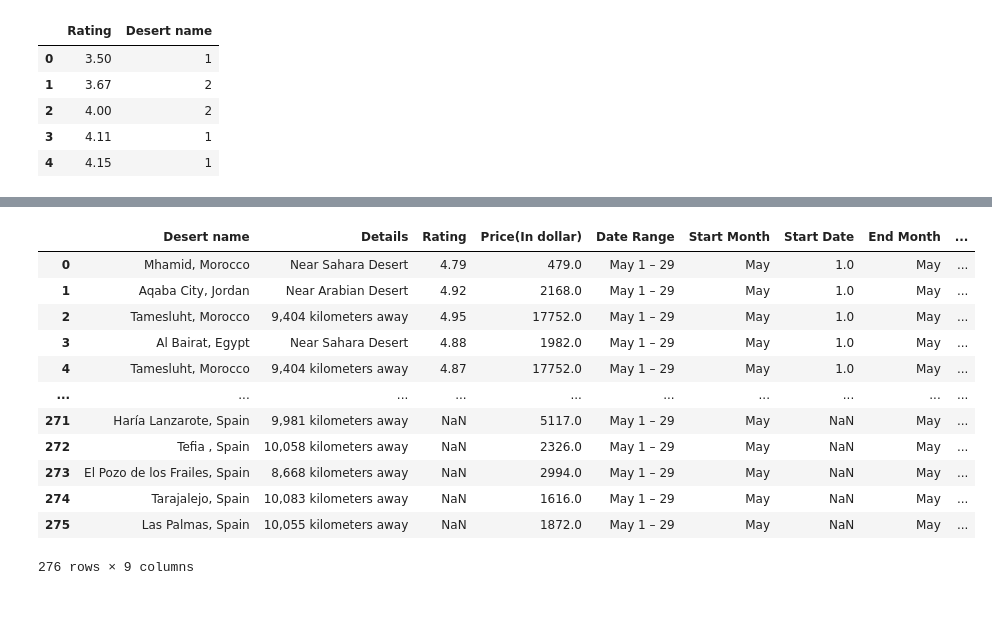
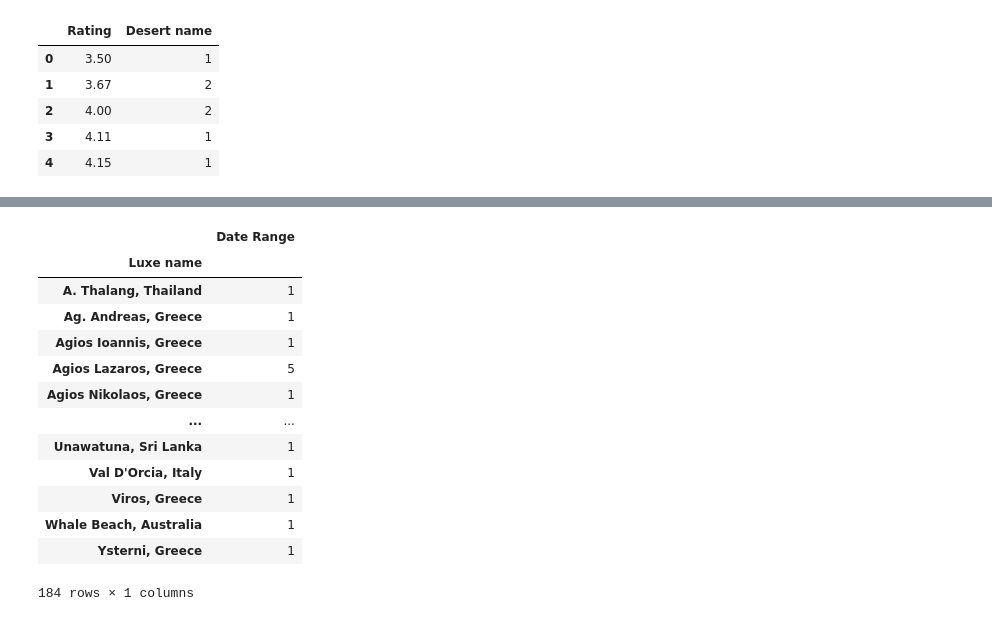
Before and after one commit to nvnehemias/airbnb-analytics-portfolio, a Jupyter notebook: airbnb-analytics-portfolio/notebooks/02_data_analysis.ipynb, the cells around one changed output, grey strips where cells are left out. Cells and saved outputs as stored; diff of their text form; code cells hidden in the pictures.

```diff
--- a/airbnb-analytics-portfolio/notebooks/02_data_analysis.ipynb
+++ b/airbnb-analytics-portfolio/notebooks/02_data_analysis.ipynb
@@ -201,16 +205,17 @@ plt.show()
 # %%
-df_2_clean
+df_3.groupby('Luxe name')[['Date Range']].count()
 # %% [output]
-|  | Desert name | Details | Rating | Price(In dollar) | Date Range | Start Month | Start Date | End Month | ... |
-| 0 | Mhamid, Morocco | Near Sahara Desert | 4.79 | 479.0 | May 1 – 29 | May | 1.0 | May | ... |
-| 1 | Aqaba City, Jordan | Near Arabian Desert | 4.92 | 2168.0 | May 1 – 29 | May | 1.0 | May | ... |
-| 2 | Tamesluht, Morocco | 9,404 kilometers away | 4.95 | 17752.0 | May 1 – 29 | May | 1.0 | May | ... |
-| 3 | Al Bairat, Egypt | Near Sahara Desert | 4.88 | 1982.0 | May 1 – 29 | May | 1.0 | May | ... |
-| 4 | Tamesluht, Morocco | 9,404 kilometers away | 4.87 | 17752.0 | May 1 – 29 | May | 1.0 | May | ... |
-| ... | ... | ... | ... | ... | ... | ... | ... | ... | ... |
-| 271 | Haría Lanzarote, Spain | 9,981 kilometers away | NaN | 5117.0 | May 1 – 29 | May | NaN | May | ... |
-| 272 | Tefia , Spain | 10,058 kilometers away | NaN | 2326.0 | May 1 – 29 | May | NaN | May | ... |
-| 273 | El Pozo de los Frailes, Spain | 8,668 kilometers away | NaN | 2994.0 | May 1 – 29 | May | NaN | May | ... |
-| 274 | Tarajalejo, Spain | 10,083 kilometers away | NaN | 1616.0 | May 1 – 29 | May | NaN | May | ... |
-| 275 | Las Palmas, Spain | 10,055 kilometers away | NaN | 1872.0 | May 1 – 29 | May | NaN | May | ... |
+|  | Date Range |
+| Luxe name |  |
+| A. Thalang, Thailand | 1 |
+| Ag. Andreas, Greece | 1 |
+| Agios Ioannis, Greece | 1 |
+| Agios Lazaros, Greece | 5 |
+| Agios Nikolaos, Greece | 1 |
+| ... | ... |
+| Unawatuna, Sri Lanka | 1 |
+| Val D'Orcia, Italy | 1 |
+| Viros, Greece | 1 |
+| Whale Beach, Australia | 1 |
+| Ysterni, Greece | 1 |
-276 rows × 9 columns
+184 rows × 1 columns
```
Also changed, not shown: parts of 6 cells of this notebook, 1 other file.
